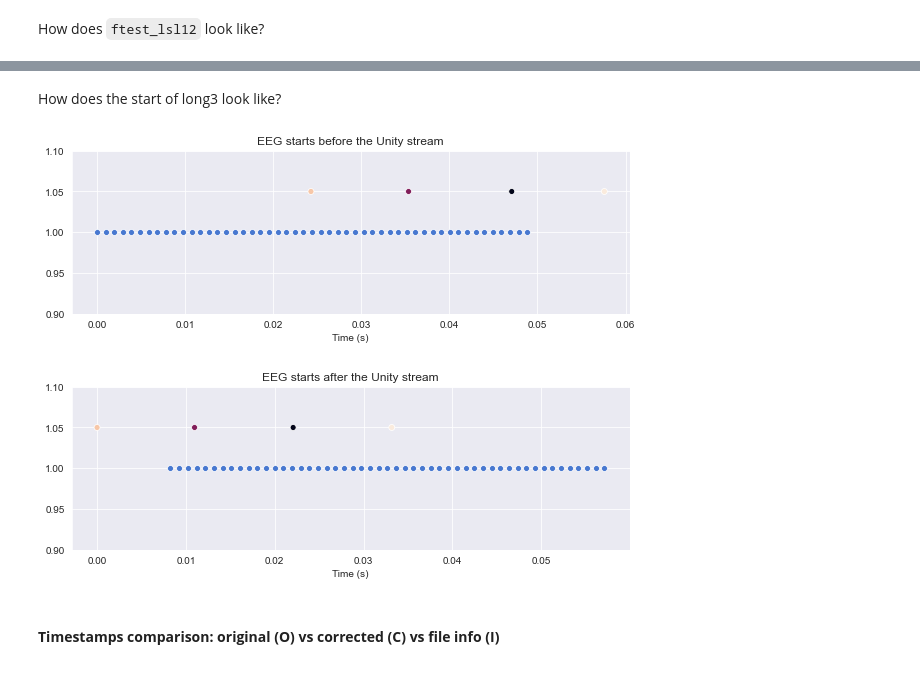
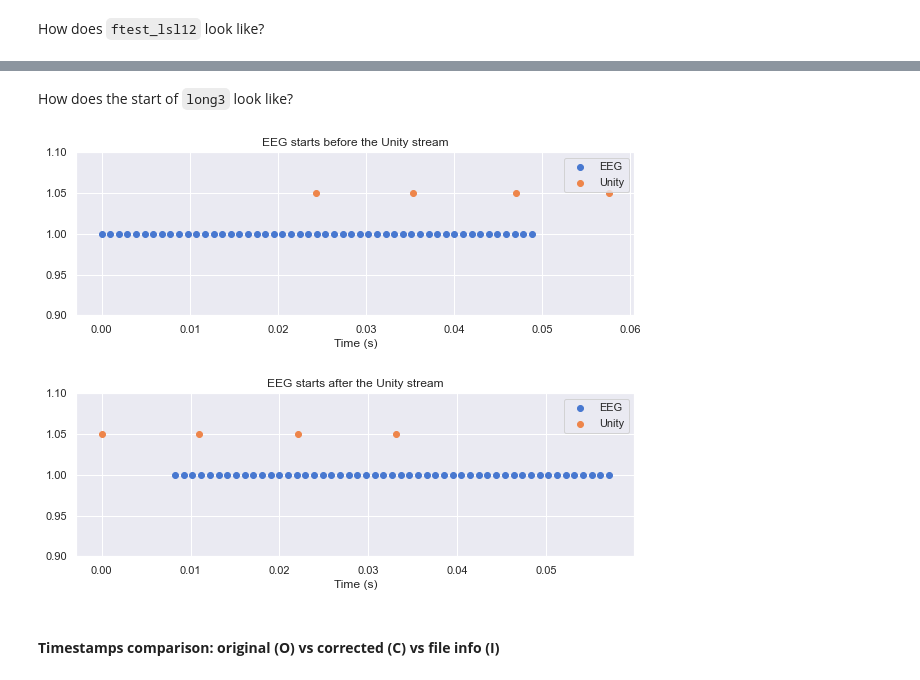
Before and after one commit to mvidaldp/lsl_latency_analysis, a Jupyter notebook: analysis.ipynb, the cells around one changed output, grey strips where cells are left out. Cells and saved outputs as stored; diff of their text form; code cells hidden in the pictures.

```diff
--- a/analysis.ipynb
+++ b/analysis.ipynb
@@ -515,37 +573,38 @@ for i, k in enumerate(list(recordings)):
 # %% [markdown]
-How does the start of long3 look like?
+How does the start of `long3` look like?
 # %%
-# TODO: plot long4 diode light exposure change
 %matplotlib inline
 sns.set_style("darkgrid")  # set seaborn plotting style
 plt.figure(figsize=(10, 3))
 plt.title("EEG starts before the Unity stream")
 palette = itertools.cycle(sns.color_palette(palette="muted"))
 ey = [1 for d in recordings[9]["eeg"]["timestamps"][:51]]
 uy = [1.05 for d in recordings[9]["unity"]["timestamps"][:4]]
-sns.scatterplot(x=recordings[9]["eeg"]["timestamps"][:51], y=ey, color=next(palette))
-sns.scatterplot(x=recordings[9]["unity"]["timestamps"][:4], y=uy, color=next(palette))
+plt.scatter(x=recordings[9]["eeg"]["timestamps"][:51], y=ey, color=next(palette))
+plt.scatter(x=recordings[9]["unity"]["timestamps"][:4], y=uy, color=next(palette))
 plt.ylim(0.9, 1.1)
+plt.legend(["EEG", "Unity"])
 plt.xlabel("Time (s)")
 plt.show()
 
 for k in recordings:
     if not recordings[k]["eeg_starts"]:
         wrong = k
 
 plt.figure(figsize=(10, 3))
 plt.title("EEG starts after the Unity stream")
 palette = itertools.cycle(sns.color_palette(palette="muted"))
 ey = [1 for d in recordings[wrong]["eeg"]["timestamps"][:51]]
 uy = [1.05 for d in recordings[wrong]["unity"]["timestamps"][:4]]
-sns.scatterplot(x=recordings[wrong]["eeg"]["timestamps"][:51], y=ey, color=next(palette))
-sns.scatterplot(x=recordings[wrong]["unity"]["timestamps"][:4], y=uy, color=next(palette))
+plt.scatter(x=recordings[wrong]["eeg"]["timestamps"][:51], y=ey, color=next(palette))
+plt.scatter(x=recordings[wrong]["unity"]["timestamps"][:4], y=uy, color=next(palette))
 plt.ylim(0.9, 1.1)
+plt.legend(["EEG", "Unity"])
 plt.xlabel("Time (s)")
 plt.show()
 # %% [output]
-[figure, old version]
+[figure, new version]
-[figure, old version]
+[figure, new version]
 # %% [markdown]
 #### __Timestamps comparison: original (O) vs corrected (C) vs file info (I)__
 # %%
```
Also changed, not shown: parts of 21 cells of this notebook.
